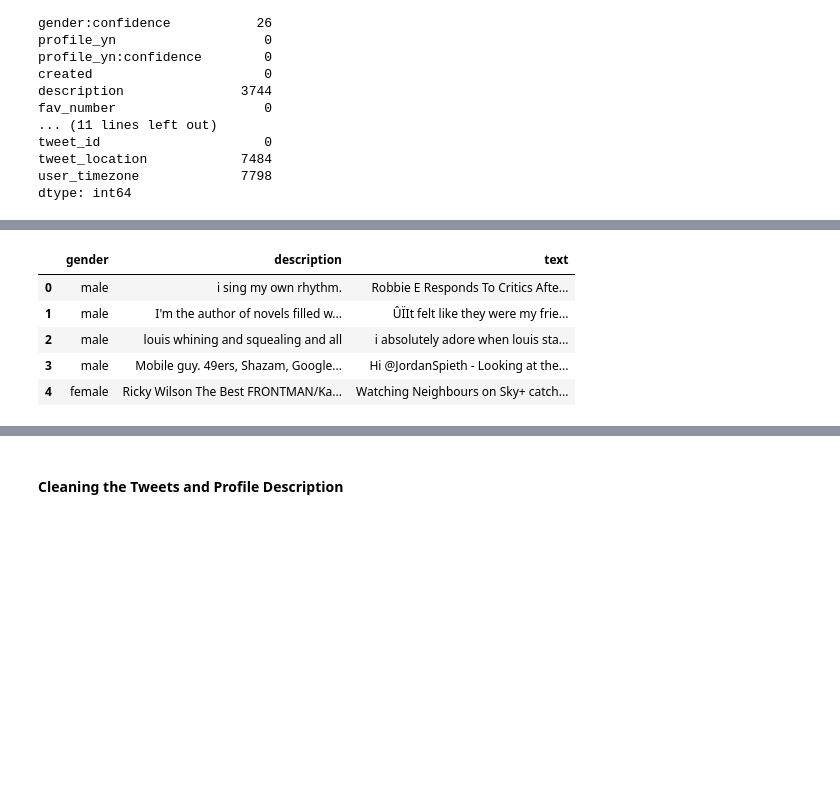
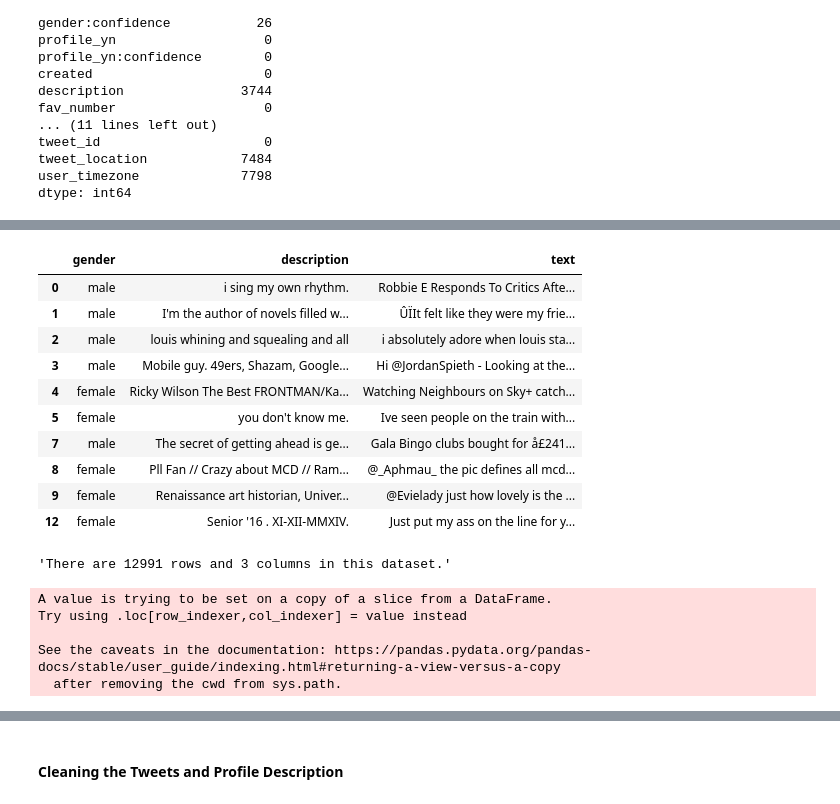
Before and after one commit to gbeinars/Gender-Classification, a Jupyter notebook: Gender_classification_EDA_BeinarsG.ipynb, the cells around one changed output, grey strips where cells are left out. Cells and saved outputs as stored; diff of their text form; code cells hidden in the pictures; blank space fills up the shorter version.

```diff
--- a/Gender_classification_EDA_BeinarsG.ipynb
+++ b/Gender_classification_EDA_BeinarsG.ipynb
@@ -11,7 +24,7 @@ import regex as re # regular expression
 # %%
 # Read in the data as a dataframe
 
-df = pd.read_csv('gender-classifier.csv', encoding = 'latin1')
+df = pd.read_csv('gender-classifier.csv', encoding = 'ISO-8859-1')
 # %%
 # Take a look at the dataframe
 
@@ -86,9 +104,9 @@ tweet_id                     0
 tweet_location            7484
 user_timezone             7798
 dtype: int64
-# %%
-# Since gender are highly important for this project,
-# I decided the amount of data would still be sufficient
-# after dropping rows with NaN values.
-
-df.dropna(subset=['gender'], inplace=True)
+# %%
+# Dropping NaN descriptions (profile descriptions)
+
+df = df[df['gender'] != 'brand']
+df = df[df['gender'] != 'unknown']
+df.reset_index(drop=True)
@@ -120,7 +164,7 @@ dtype: int64
 
 df1 = df[['gender', 'description', 'text']]
 # %%
-df1.head()
+df1.head(10)
 # %% [output]
 |  | gender | description | text |
 | 0 | male | i sing my own rhythm. | Robbie E Responds To Critics Afte... |
@@ -128,3 +172,23 @@ df1.head()
 | 2 | male | louis whining and squealing and all | i absolutely adore when louis sta... |
 | 3 | male | Mobile guy. 49ers, Shazam, Google... | Hi @JordanSpieth - Looking at the... |
 | 4 | female | Ricky Wilson The Best FRONTMAN/Ka... | Watching Neighbours on Sky+ catch... |
+| 5 | female | you don't know me. | Ive seen people on the train with... |
+| 7 | male | The secret of getting ahead is ge... | Gala Bingo clubs bought for å£241... |
+| 8 | female | Pll Fan // Crazy about MCD // Ram... | @_Aphmau_ the pic defines all mcd... |
+| 9 | female | Renaissance art historian, Univer... | @Evielady just how lovely is the ... |
+| 12 | female | Senior '16 . XI-XII-MMXIV. | Just put my ass on the line for y... |
+# %%
+shape(df1)
+# %% [output]
+'There are 12991 rows and 3 columns in this dataset.'
+# %%
+# Convert gender to 1 for female, and 0 for everything else, which should
+# only male as brand and unknown were removed
+
+df1['gender'] = [1 if each == 'female' else 0 for each in df1['gender']]
+# %% [output]
+A value is trying to be set on a copy of a slice from a DataFrame.
+Try using .loc[row_indexer,col_indexer] = value instead
+
+See the caveats in the documentation: https://pandas.pydata.org/pandas-docs/stable/user_guide/indexing.html#returning-a-view-versus-a-copy
+  after removing the cwd from sys.path.
```
Also changed, not shown: parts of 62 cells of this notebook, 2 other files.
